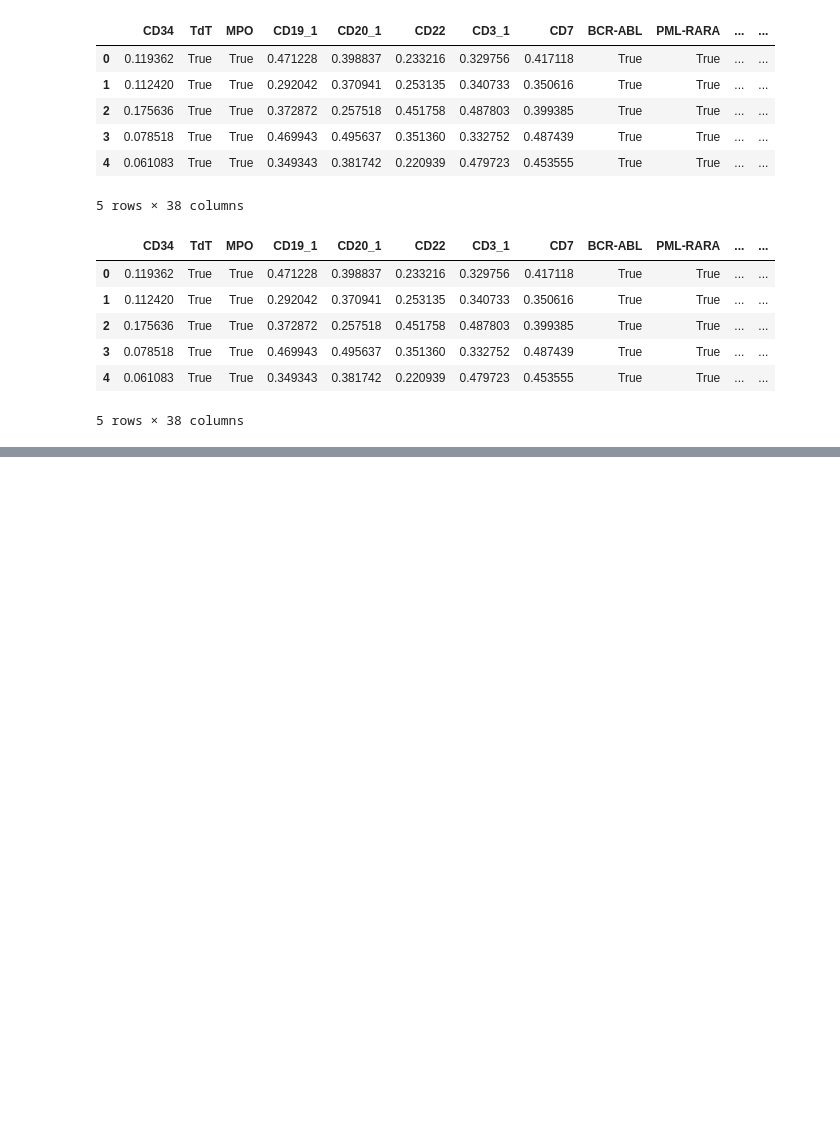
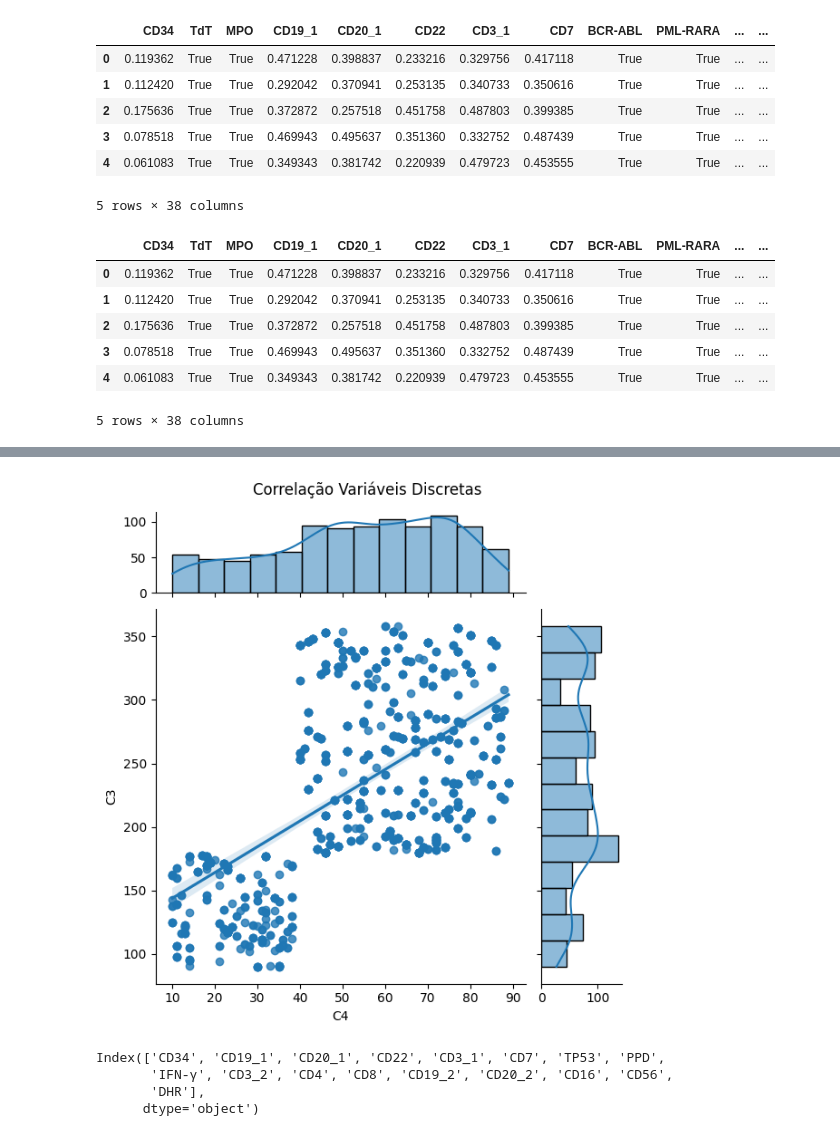
Before and after one commit to Laboratorio-de-Analise-de-Dados/disciplina_python_ml, a Jupyter notebook: dev/script/aulas_teoricas/05-aula-07-estruturação_2025-12-03.ipynb, the cells around one changed output, grey strips where cells are left out. Cells and saved outputs as stored; diff of their text form; code cells hidden in the pictures; blank space fills up the shorter version.

```diff
--- a/dev/script/aulas_teoricas/05-aula-07-estruturação_2025-12-03.ipynb
+++ b/dev/script/aulas_teoricas/05-aula-07-estruturação_2025-12-03.ipynb
@@ -40,0 +89,22 @@ df_projeto.head()
+# %%
+p = sns.jointplot(
+    x=num_columns[c1],
+    y=num_columns[c2],
+    kind='reg',
+    height=6,
+    ratio=4,
+    marginal_ticks=True,
+    data=df_projeto,
+)
+p.fig.suptitle(f"Correlação Variáveis Discretas", y=1.02)
+plt.show()
+# %% [output]
+[figure, added]
+# %%
+num_columns = df_projeto.select_dtypes(include='float').columns
+num_columns
+# %% [output]
+Index(['CD34', 'CD19_1', 'CD20_1', 'CD22', 'CD3_1', 'CD7', 'TP53', 'PPD',
+       'IFN-γ', 'CD3_2', 'CD4', 'CD8', 'CD19_2', 'CD20_2', 'CD16', 'CD56',
+       'DHR'],
+      dtype='object')
```
Also changed, not shown: parts of 9 cells of this notebook, 1 other file.
